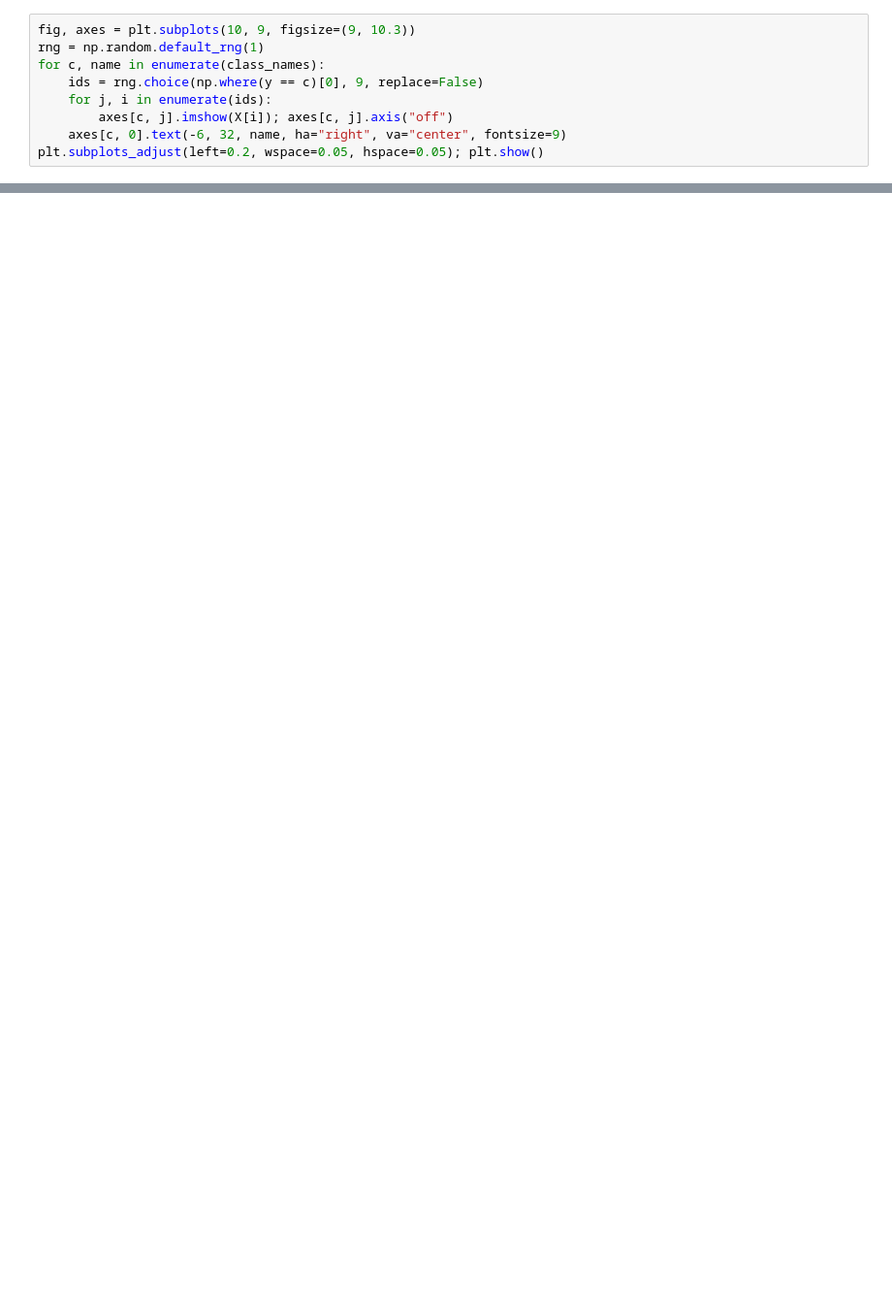
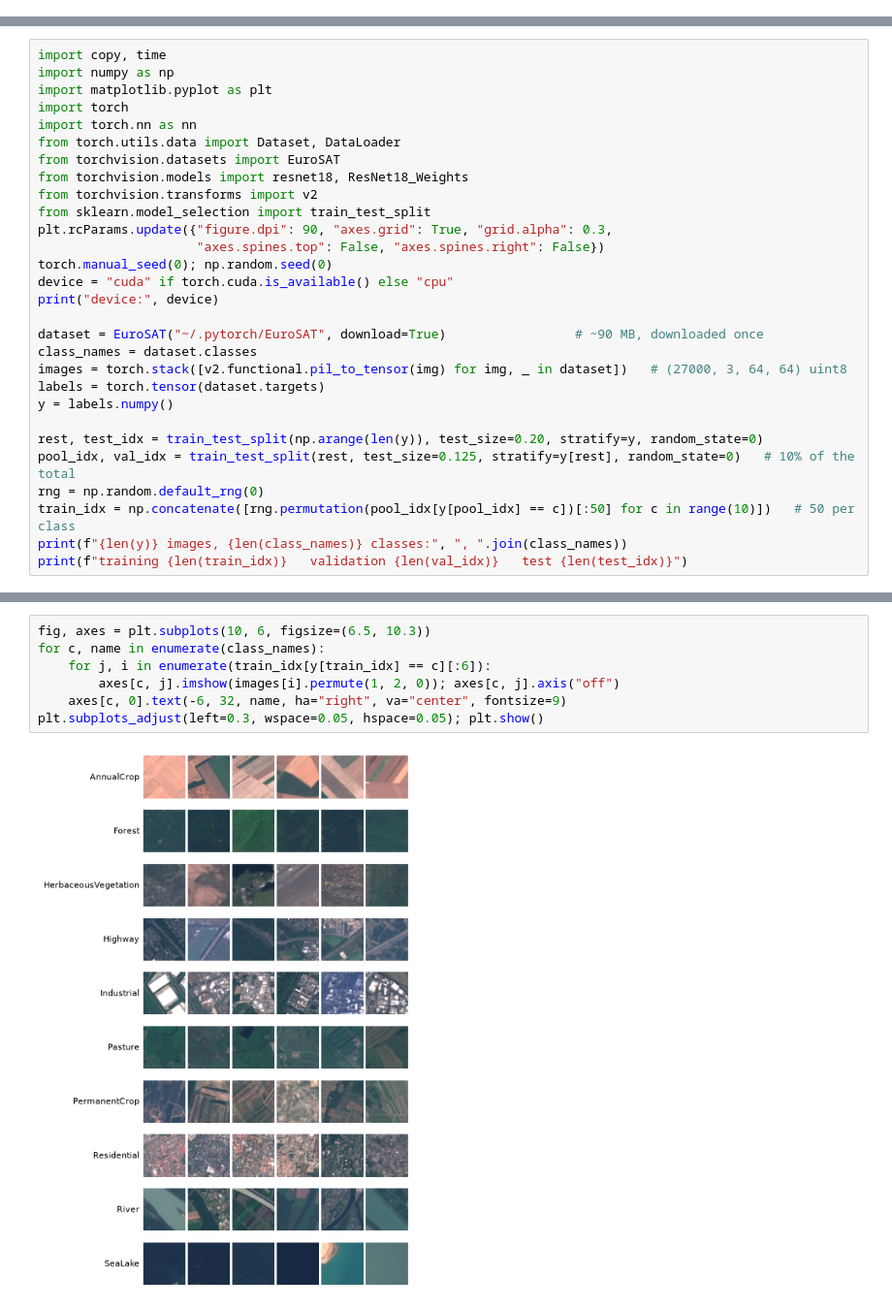
Before and after one commit to imagra93/ML-course-labs, a Jupyter notebook: notebooks/neural_networks/lab 11 - Fine-tuning ResNet pretrained vs scratch.ipynb, the cells around one changed output, grey strips where cells are left out. Shown at 97% size. Cells and saved outputs as stored; diff of their text form; blank space fills up the shorter version.

```diff
--- a/notebooks/neural_networks/lab 11 - Fine-tuning ResNet pretrained vs scratch.ipynb
+++ b/notebooks/neural_networks/lab 11 - Fine-tuning ResNet pretrained vs scratch.ipynb
@@ -102,9 +2,0 @@ images per class in the dataset: {'AnnualCrop': 3000, 'Forest': 3000, 'Herbaceou
-# %%
-fig, axes = plt.subplots(10, 9, figsize=(9, 10.3))
-rng = np.random.default_rng(1)
-for c, name in enumerate(class_names):
-    ids = rng.choice(np.where(y == c)[0], 9, replace=False)
-    for j, i in enumerate(ids):
-        axes[c, j].imshow(X[i]); axes[c, j].axis("off")
-    axes[c, 0].text(-6, 32, name, ha="right", va="center", fontsize=9)
-plt.subplots_adjust(left=0.2, wspace=0.05, hspace=0.05); plt.show()
@@ -720,0 +41,29 @@ Try each one before opening the answer.
+# %%
+import copy, time
+import numpy as np
+import matplotlib.pyplot as plt
+import torch
+import torch.nn as nn
+from torch.utils.data import Dataset, DataLoader
+from torchvision.datasets import EuroSAT
+from torchvision.models import resnet18, ResNet18_Weights
+from torchvision.transforms import v2
+from sklearn.model_selection import train_test_split
+plt.rcParams.update({"figure.dpi": 90, "axes.grid": True, "grid.alpha": 0.3,
+                     "axes.spines.top": False, "axes.spines.right": False})
+torch.manual_seed(0); np.random.seed(0)
+device = "cuda" if torch.cuda.is_available() else "cpu"
+print("device:", device)
+
+dataset = EuroSAT("~/.pytorch/EuroSAT", download=True)                 # ~90 MB, downloaded once
+class_names = dataset.classes
+images = torch.stack([v2.functional.pil_to_tensor(img) for img, _ in dataset])   # (27000, 3, 64, 64) uint8
+labels = torch.tensor(dataset.targets)
+y = labels.numpy()
+
+rest, test_idx = train_test_split(np.arange(len(y)), test_size=0.20, stratify=y, random_state=0)
+pool_idx, val_idx = train_test_split(rest, test_size=0.125, stratify=y[rest], random_state=0)   # 10% of the total
+rng = np.random.default_rng(0)
+train_idx = np.concatenate([rng.permutation(pool_idx[y[pool_idx] == c])[:50] for c in range(10)])   # 50 per class
+print(f"{len(y)} images, {len(class_names)} classes:", ", ".join(class_names))
+print(f"training {len(train_idx)}   validation {len(val_idx)}   test {len(test_idx)}")
@@ -720,0 +74,9 @@ Try each one before opening the answer.
+# %%
+fig, axes = plt.subplots(10, 6, figsize=(6.5, 10.3))
+for c, name in enumerate(class_names):
+    for j, i in enumerate(train_idx[y[train_idx] == c][:6]):
+        axes[c, j].imshow(images[i].permute(1, 2, 0)); axes[c, j].axis("off")
+    axes[c, 0].text(-6, 32, name, ha="right", va="center", fontsize=9)
+plt.subplots_adjust(left=0.3, wspace=0.05, hspace=0.05); plt.show()
+# %% [output]
+[figure, added]
```
Also changed, not shown: parts of 80 cells of this notebook, 24 other files.
